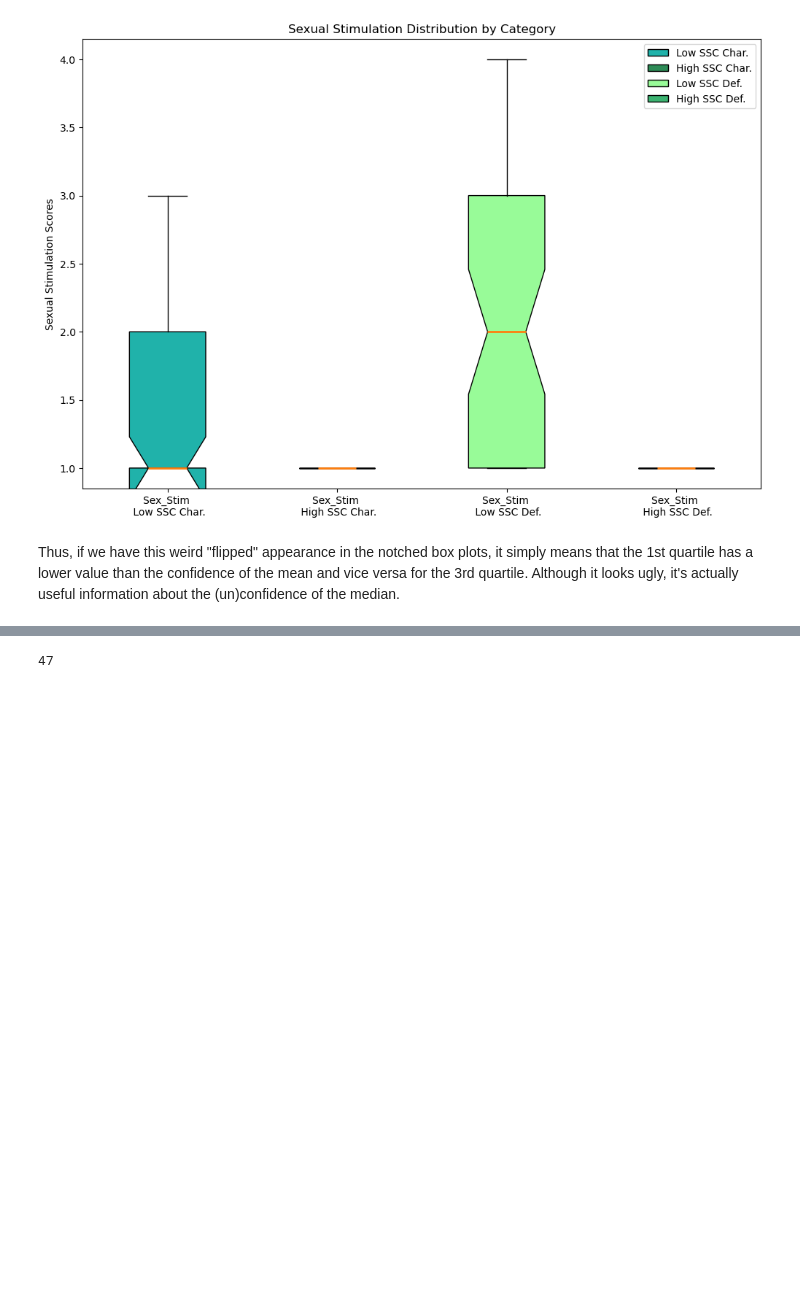
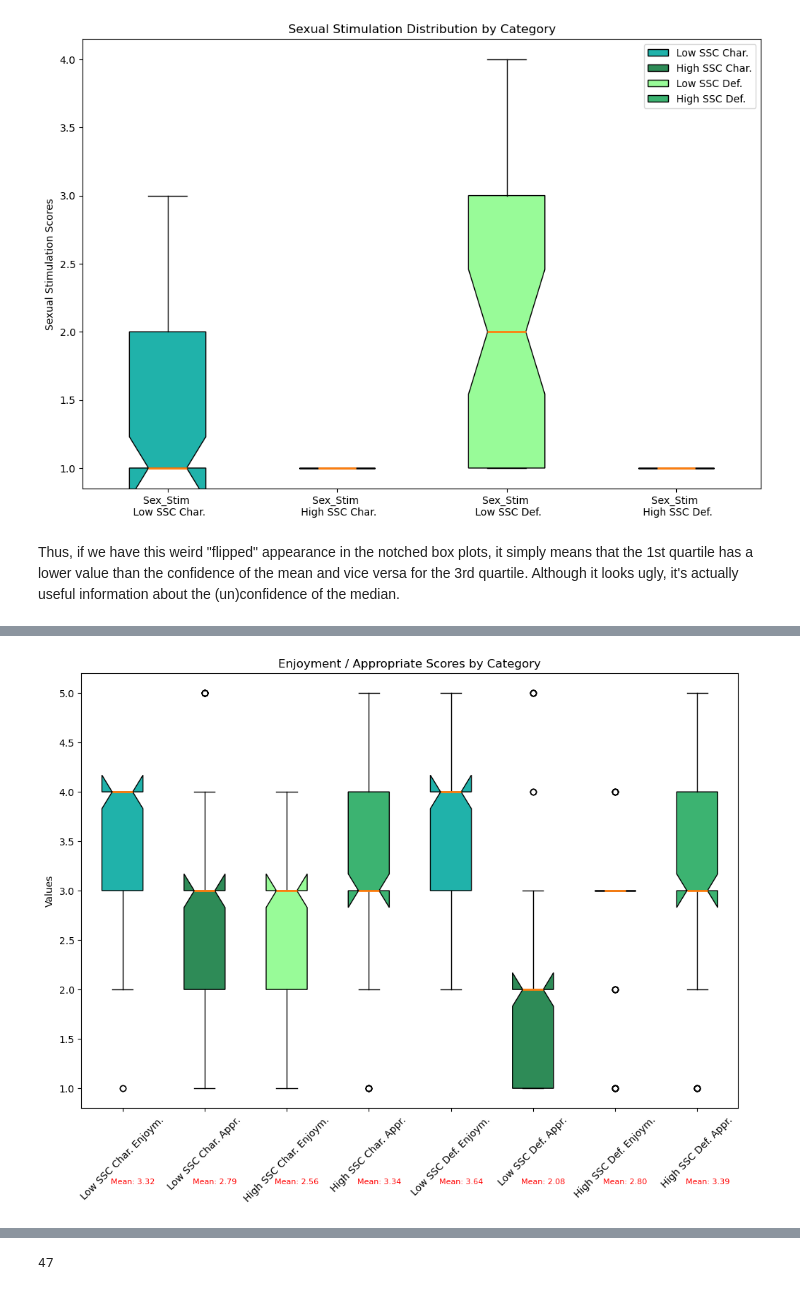
Before and after one commit to StayFN/MediaReactionSimulator, a Jupyter notebook: Stefan_Auswertung_Sexy_SexistJoke.ipynb, the cells around one changed output, grey strips where cells are left out. Cells and saved outputs as stored; diff of their text form; code cells hidden in the pictures; blank space fills up the shorter version.

```diff
--- a/Stefan_Auswertung_Sexy_SexistJoke.ipynb
+++ b/Stefan_Auswertung_Sexy_SexistJoke.ipynb
@@ -142,0 +156,58 @@ plt.show()
+# %%
+import matplotlib.pyplot as plt
+import pandas as pd
+import numpy as np
+
+# Define the new column names
+new_column_names = {
+    'low ssc characteristics_enjoyment': 'Low SSC Char. Enjoym.',
+    'low ssc characteristics_appropriate': 'Low SSC Char. Appr.',
+    'high ssc characteristics_enjoyment': 'High SSC Char. Enjoym.',
+    'high ssc characteristics_appropriate': 'High SSC Char. Appr.',
+    'low ssc defined_enjoyment': 'Low SSC Def. Enjoym.',
+    'low ssc defined_appropriate': 'Low SSC Def. Appr.',
+    'high ssc defined_enjoyment': 'High SSC Def. Enjoym.',
+    'high ssc defined_appropriate': 'High SSC Def. Appr.'
+}
+
+# Rename the columns
+df2.rename(columns=new_column_names, inplace=True)
+
+# Update the columns to plot
+columns_to_plot = list(new_column_names.values())
+
+# Convert the columns to numeric type and prepare data for the box plot
+data_to_plot = [pd.to_numeric(df2[col].dropna()) for col in columns_to_plot]
+
+# Creating the box plot with increased figure size
+fig, ax = plt.subplots(figsize=(12, 8))  # Set the size here (width, height)
+
+# Adding patch_artist=True option to fill with color
+bp = ax.boxplot(data_to_plot, patch_artist=True, notch=True, medianprops={'linewidth': 2})
+
+# Define your colors for the boxes
+colors = ['lightseagreen', 'seagreen', 'palegreen', 'mediumseagreen'] * 2  # Repeat the colors for the '_appropriate' columns
+
+# Define labels for the boxes in the order of the DataFrame columns
+labels = columns_to_plot
+
+# Adding labels
+for patch, color, label in zip(bp['boxes'], colors, labels):
+    patch.set_facecolor(color)
+    patch.set_label(label)
+
+# Adding labels
+ax.set_xticklabels(labels, rotation=45)  # Rotate the labels 45 degrees for better visibility
+ax.set_ylabel('Values')
+ax.set_title('Enjoyment / Appropriate Scores by Category')
+
+# Add the average to the boxplot
+for i, line in enumerate(bp['medians']):
+    # get position data for median line
+    x, _ = line.get_xydata()[1]  # top of median line
+    # overlay median value
+    ax.text(x, 0.02, f'Mean: {np.mean(data_to_plot[i]):.2f}', horizontalalignment='center', verticalalignment='bottom', fontsize=8, color='red')  # draw above, centered
+
+plt.show()
+# %% [output]
+[figure, added]
```
Also changed, not shown: parts of 6 cells of this notebook, 18 other files.
